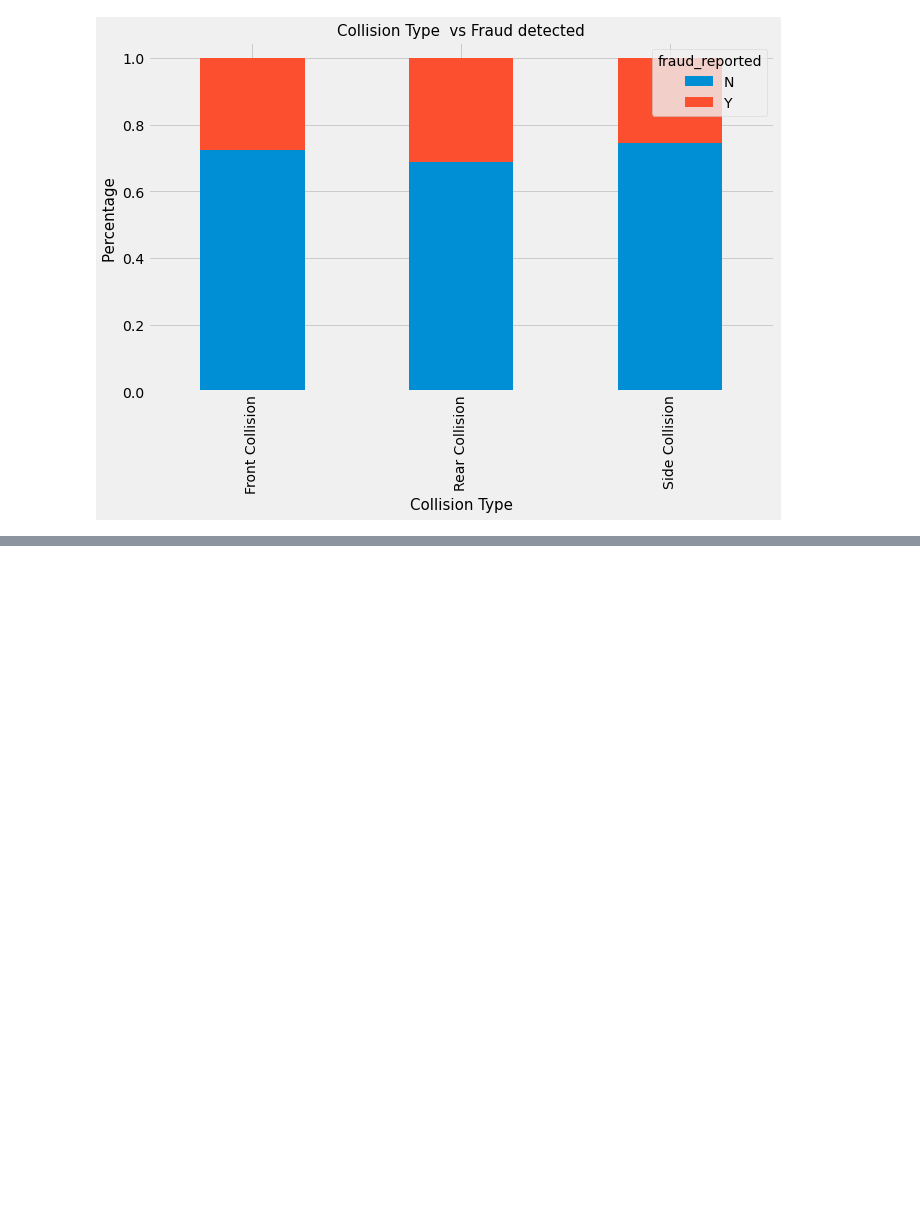
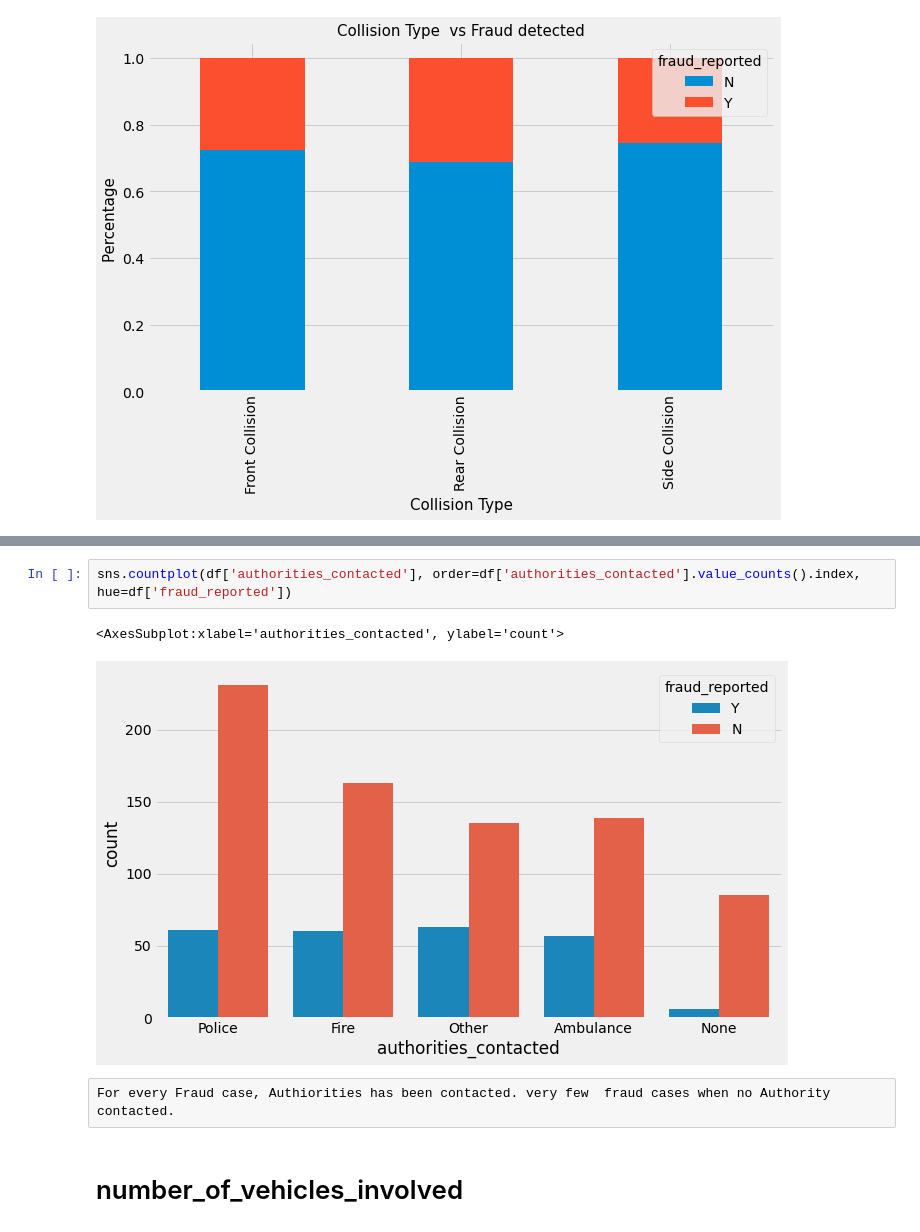
Before and after one commit to mohittomar2008/Insurance-Claims--Fraud-Detection, a Jupyter notebook: Insurance Claims- Fraud Detection.ipynb, the cells around one changed output, grey strips where cells are left out. Saved outputs shown, nothing was run; the diff lists cells and outputs as text; blank space fills up the shorter version.

```diff
--- a/Insurance Claims- Fraud Detection.ipynb
+++ b/Insurance Claims- Fraud Detection.ipynb
@@ -442,0 +526,9 @@ Text(0, 0.5, 'Percentage ')
+# %%
+sns.countplot(df['authorities_contacted'], order=df['authorities_contacted'].value_counts().index, hue=df['fraud_reported'])
+# %% [output]
+<AxesSubplot:xlabel='authorities_contacted', ylabel='count'>
+[figure, added]
+# %% [raw]
+For every Fraud case, Authiorities has been contacted. very few  fraud cases when no Authority contacted.
+# %% [markdown]
+# number_of_vehicles_involved
```
Also changed, not shown: parts of 73 cells of this notebook.
